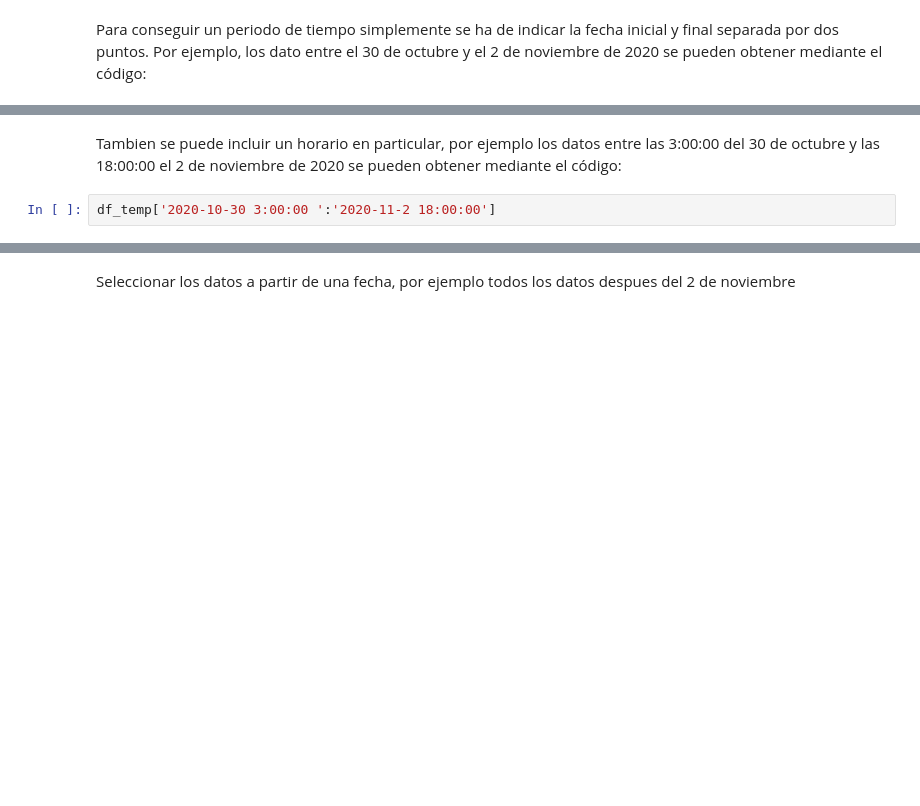
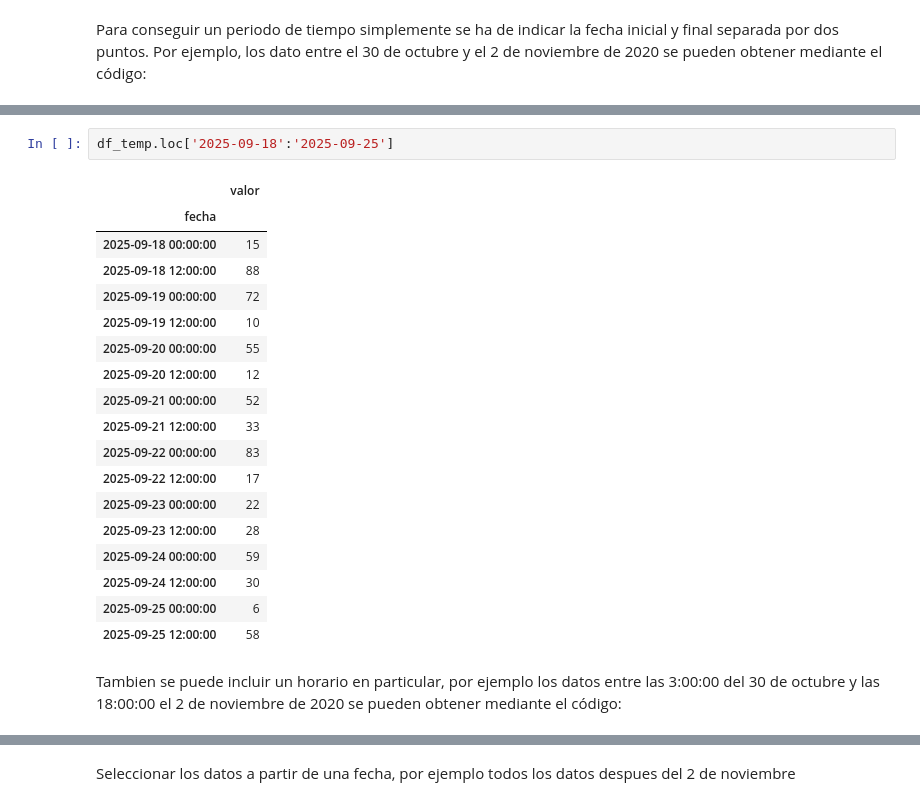
Before and after one commit to chava131011/Data-Science-Coursework, a Jupyter notebook: Classes Resources/CD_09_Tiempo/CD_09_SeriesTemporales.ipynb, the cells around one changed output, grey strips where cells are left out. Cells and saved outputs as stored; diff of their text form; blank space fills up the shorter version.

```diff
--- a/Classes Resources/CD_09_Tiempo/CD_09_SeriesTemporales.ipynb
+++ b/Classes Resources/CD_09_Tiempo/CD_09_SeriesTemporales.ipynb
@@ -198,4 +317,23 @@ df_temp['2020-10-30':'2020-11-2']
+# %%
+df_temp.loc['2025-09-18':'2025-09-25']
+# %% [output]
+|  | valor |
+| fecha |  |
+| 2025-09-18 00:00:00 | 15 |
+| 2025-09-18 12:00:00 | 88 |
+| 2025-09-19 00:00:00 | 72 |
+| 2025-09-19 12:00:00 | 10 |
+| 2025-09-20 00:00:00 | 55 |
+| 2025-09-20 12:00:00 | 12 |
+| 2025-09-21 00:00:00 | 52 |
+| 2025-09-21 12:00:00 | 33 |
+| 2025-09-22 00:00:00 | 83 |
+| 2025-09-22 12:00:00 | 17 |
+| 2025-09-23 00:00:00 | 22 |
+| 2025-09-23 12:00:00 | 28 |
+| 2025-09-24 00:00:00 | 59 |
+| 2025-09-24 12:00:00 | 30 |
+| 2025-09-25 00:00:00 | 6 |
+| 2025-09-25 12:00:00 | 58 |
 # %% [markdown]
 Tambien se puede incluir un horario en particular, por ejemplo los datos entre las 3:00:00 del 30 de octubre    y  las 18:00:00 el 2 de noviembre de 2020  se pueden obtener mediante el código:
-# %%
-df_temp['2020-10-30 3:00:00 ':'2020-11-2 18:00:00']
```
Also changed, not shown: parts of 41 cells of this notebook.
